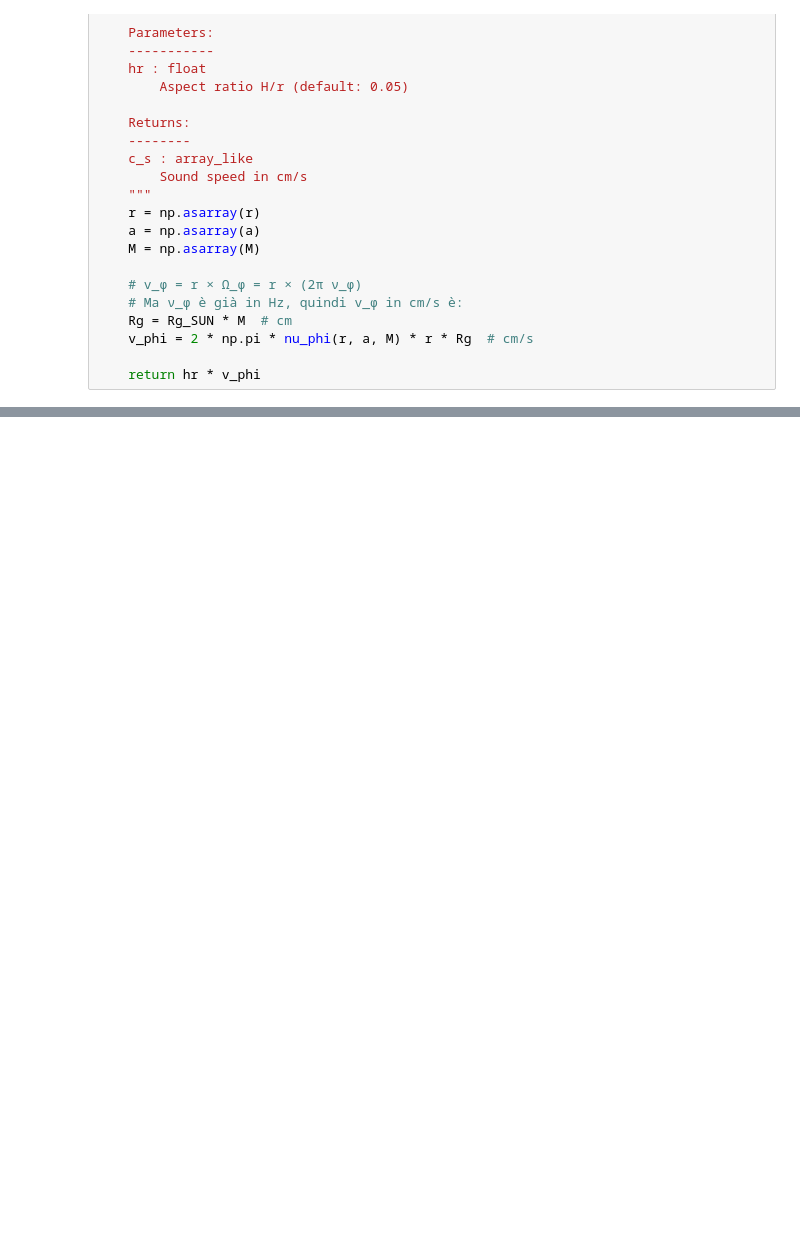
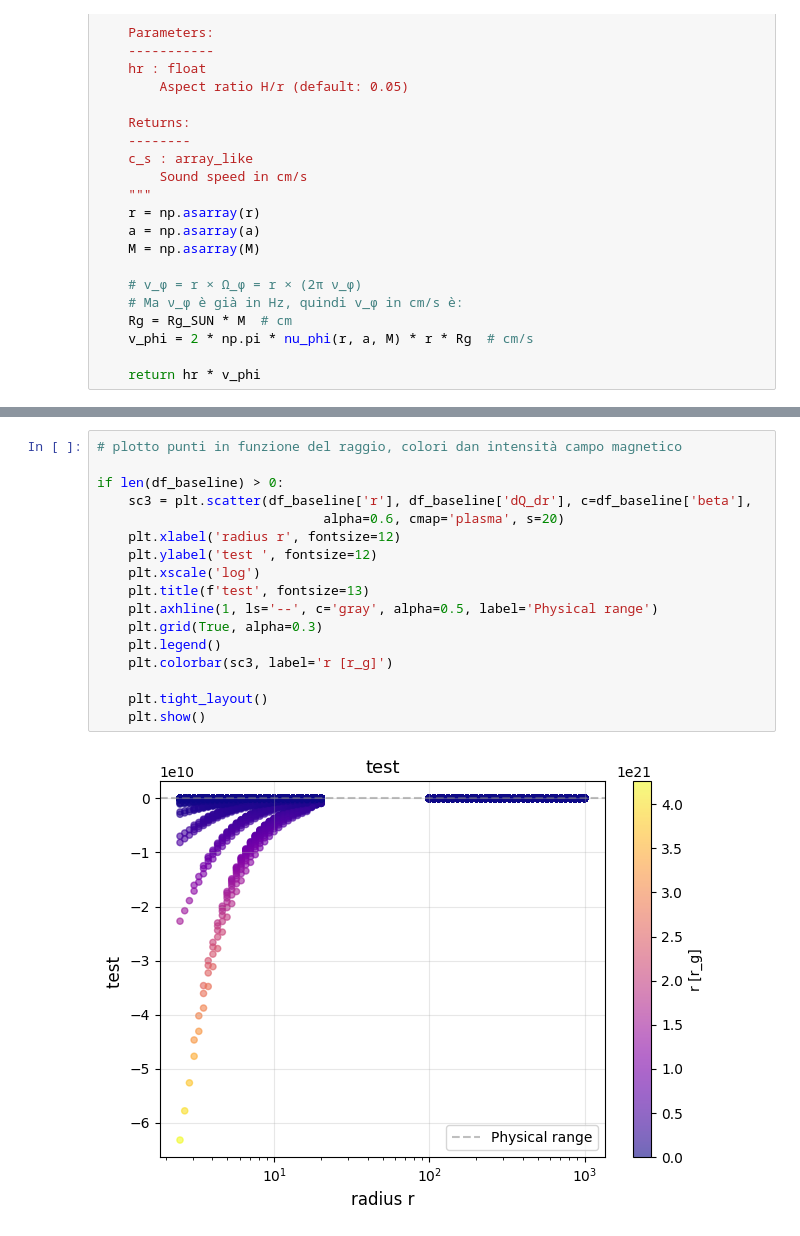
Before and after one commit to mauroghira/iuss_thesis, a Jupyter notebook: AEI.ipynb, the cells around one changed output, grey strips where cells are left out. Drawn from its saved outputs; the diff is of its cells as text; blank space fills up the shorter version.

```diff
--- a/AEI.ipynb
+++ b/AEI.ipynb
@@ -360,0 +534,19 @@ else:
+# %%
+# plotto punti in funzione del raggio, colori dan intensità campo magnetico
+
+if len(df_baseline) > 0:
+    sc3 = plt.scatter(df_baseline['r'], df_baseline['dQ_dr'], c=df_baseline['beta'],
+                             alpha=0.6, cmap='plasma', s=20)
+    plt.xlabel('radius r', fontsize=12)
+    plt.ylabel('test ', fontsize=12)
+    plt.xscale('log')
+    plt.title(f'test', fontsize=13)
+    plt.axhline(1, ls='--', c='gray', alpha=0.5, label='Physical range')
+    plt.grid(True, alpha=0.3)
+    plt.legend()
+    plt.colorbar(sc3, label='r [r_g]')
+
+    plt.tight_layout()
+    plt.show()
+# %% [output]
+[figure, added]
```
Also changed, not shown: parts of 31 cells of this notebook, 2 other files.
